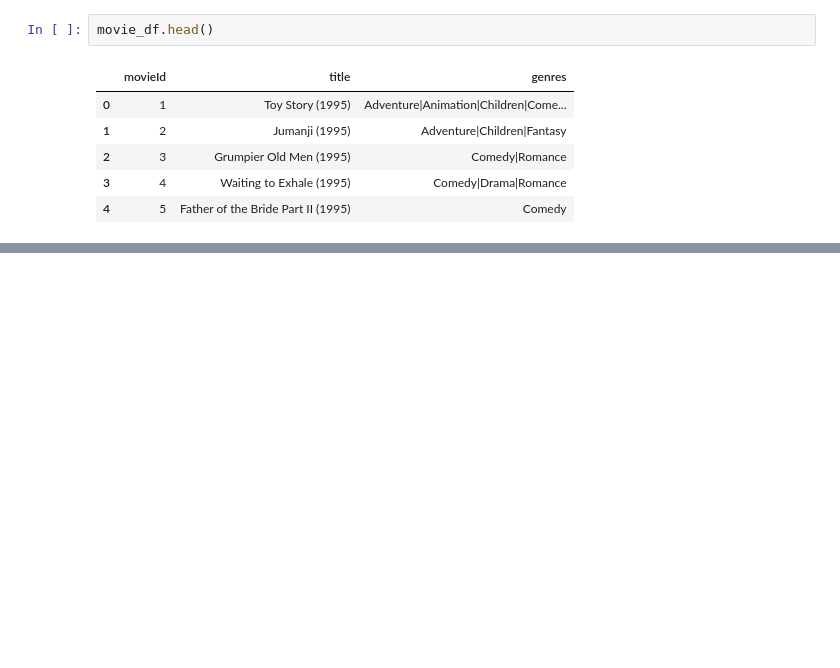
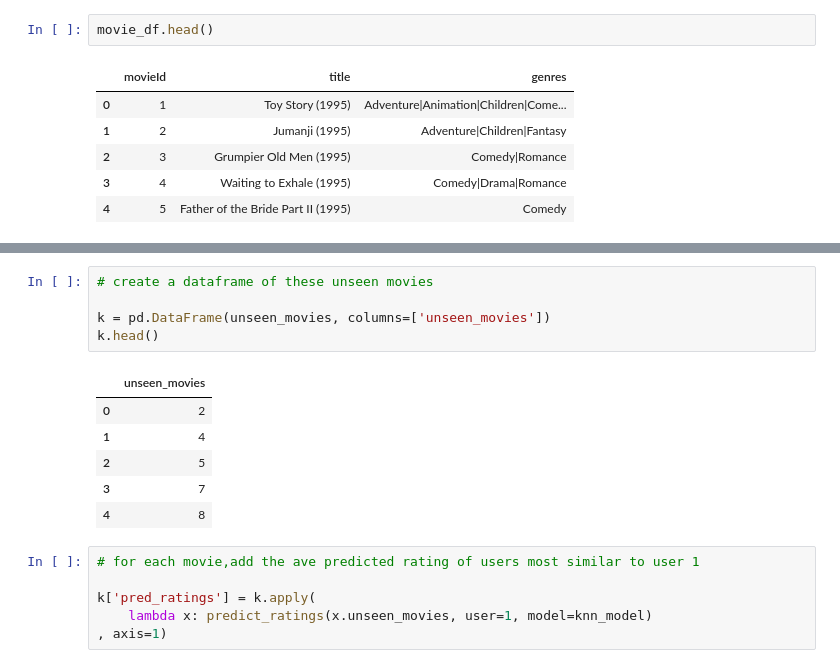
Before and after one commit to Lawrence-Krukrubo/IBM-Learn-XAI, a Jupyter notebook: recsys-matrixfactorization.ipynb, the cells around one changed output, grey strips where cells are left out. Cells and saved outputs as stored; diff of their text form; blank space fills up the shorter version.

```diff
--- a/recsys-matrixfactorization.ipynb
+++ b/recsys-matrixfactorization.ipynb
@@ -238,0 +302,18 @@ top_movies
+# %%
+# create a dataframe of these unseen movies
+
+k = pd.DataFrame(unseen_movies, columns=['unseen_movies'])
+k.head()
+# %% [output]
+|  | unseen_movies |
+| 0 | 2 |
+| 1 | 4 |
+| 2 | 5 |
+| 3 | 7 |
+| 4 | 8 |
+# %%
+# for each movie,add the ave predicted rating of users most similar to user 1
+
+k['pred_ratings'] = k.apply(
+    lambda x: predict_ratings(x.unseen_movies, user=1, model=knn_model)
+, axis=1)
```
Also changed, not shown: parts of 17 cells of this notebook.
